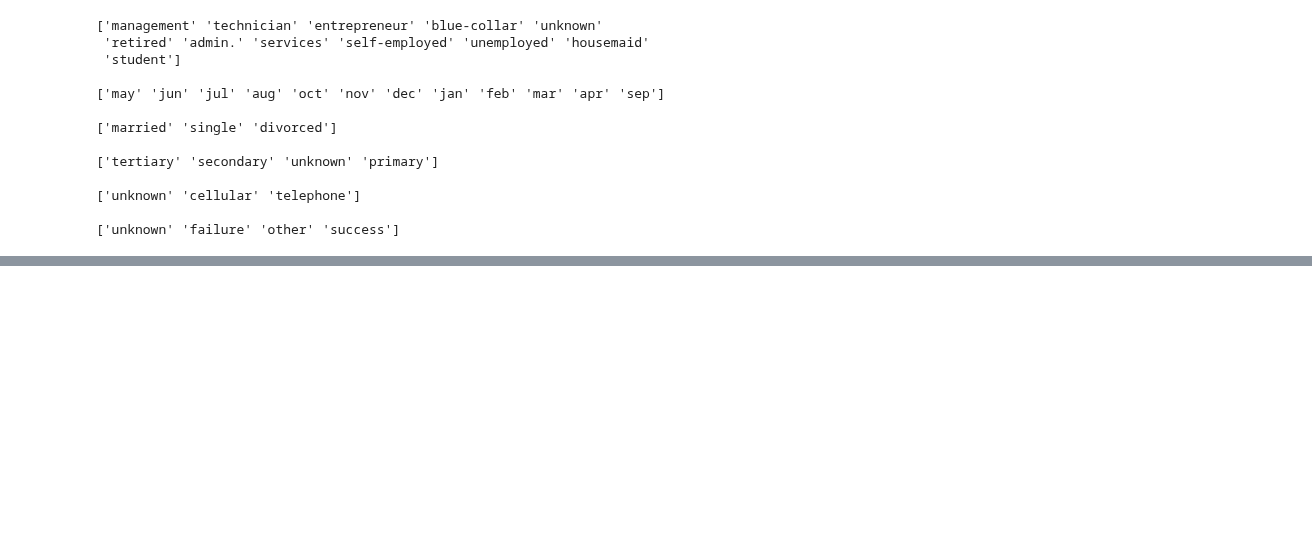
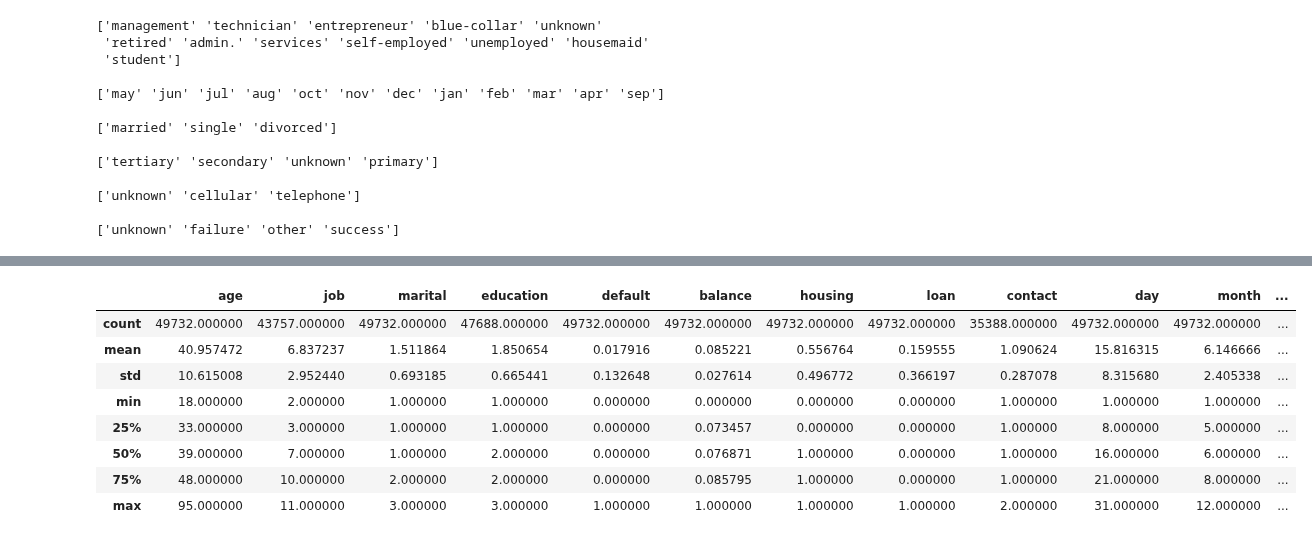
Before and after one commit to PehesaraniWKA/FDMminiProject, a Jupyter notebook: BankData.ipynb, the cells around one changed output, grey strips where cells are left out. Saved outputs shown, nothing was run; the diff lists cells and outputs as text; code cells hidden in the pictures; blank space fills up the shorter version.

```diff
--- a/BankData.ipynb
+++ b/BankData.ipynb
@@ -198,0 +199,13 @@ Maximum pdays:  871
+# %%
+#get the counts without NaN values
+df.describe()
+# %% [output]
+|  | age | job | marital | education | default | balance | housing | loan | contact | day | month | ... |
+| count | 49732.000000 | 43757.000000 | 49732.000000 | 47688.000000 | 49732.000000 | 49732.000000 | 49732.000000 | 49732.000000 | 35388.000000 | 49732.000000 | 49732.000000 | ... |
+| mean | 40.957472 | 6.837237 | 1.511864 | 1.850654 | 0.017916 | 0.085221 | 0.556764 | 0.159555 | 1.090624 | 15.816315 | 6.146666 | ... |
+| std | 10.615008 | 2.952440 | 0.693185 | 0.665441 | 0.132648 | 0.027614 | 0.496772 | 0.366197 | 0.287078 | 8.315680 | 2.405338 | ... |
+| min | 18.000000 | 2.000000 | 1.000000 | 1.000000 | 0.000000 | 0.000000 | 0.000000 | 0.000000 | 1.000000 | 1.000000 | 1.000000 | ... |
+| 25% | 33.000000 | 3.000000 | 1.000000 | 1.000000 | 0.000000 | 0.073457 | 0.000000 | 0.000000 | 1.000000 | 8.000000 | 5.000000 | ... |
+| 50% | 39.000000 | 7.000000 | 1.000000 | 2.000000 | 0.000000 | 0.076871 | 1.000000 | 0.000000 | 1.000000 | 16.000000 | 6.000000 | ... |
+| 75% | 48.000000 | 10.000000 | 2.000000 | 2.000000 | 0.000000 | 0.085795 | 1.000000 | 0.000000 | 1.000000 | 21.000000 | 8.000000 | ... |
+| max | 95.000000 | 11.000000 | 3.000000 | 3.000000 | 1.000000 | 1.000000 | 1.000000 | 1.000000 | 2.000000 | 31.000000 | 12.000000 | ... |
```
Also changed, not shown: parts of 14 cells of this notebook.
